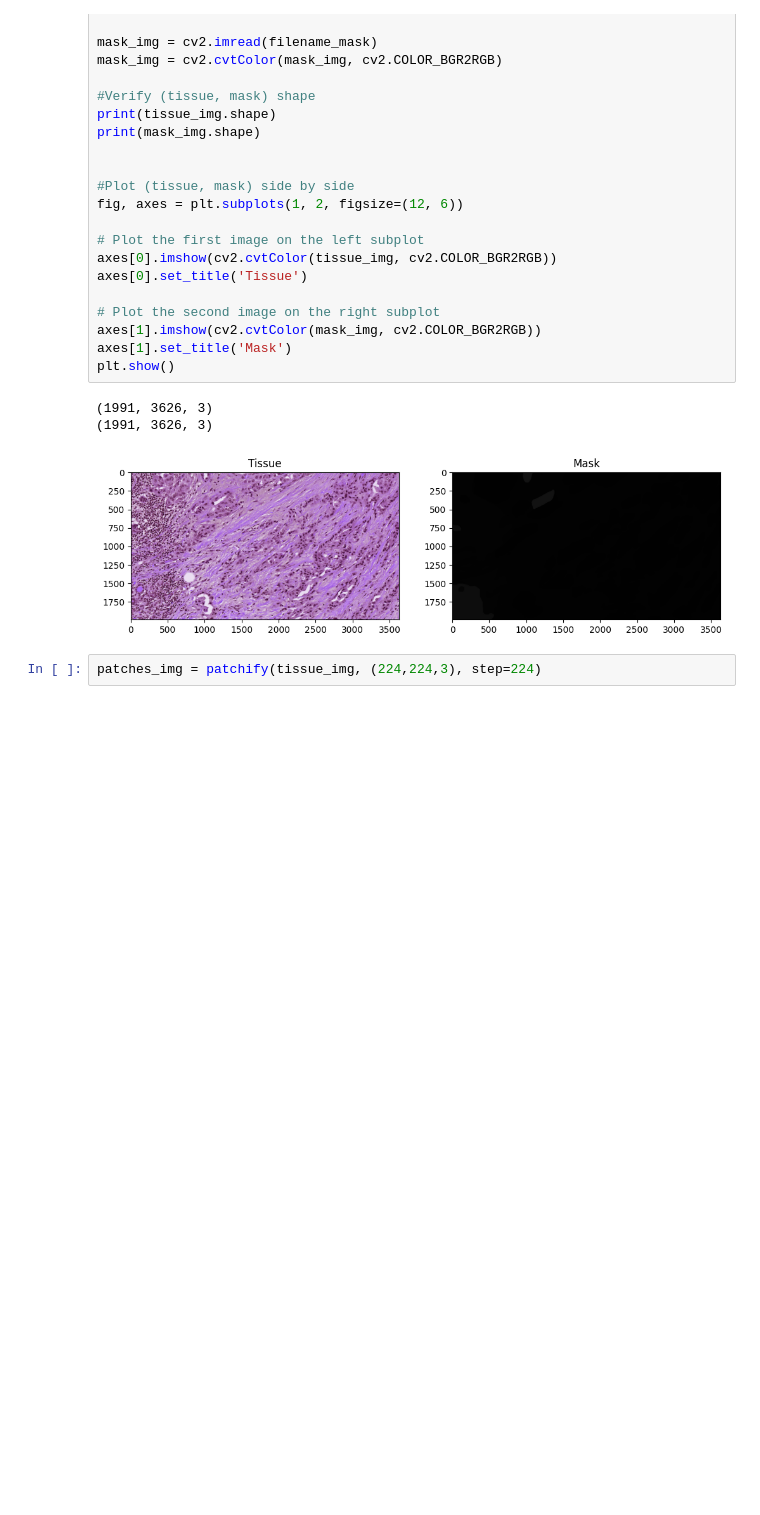
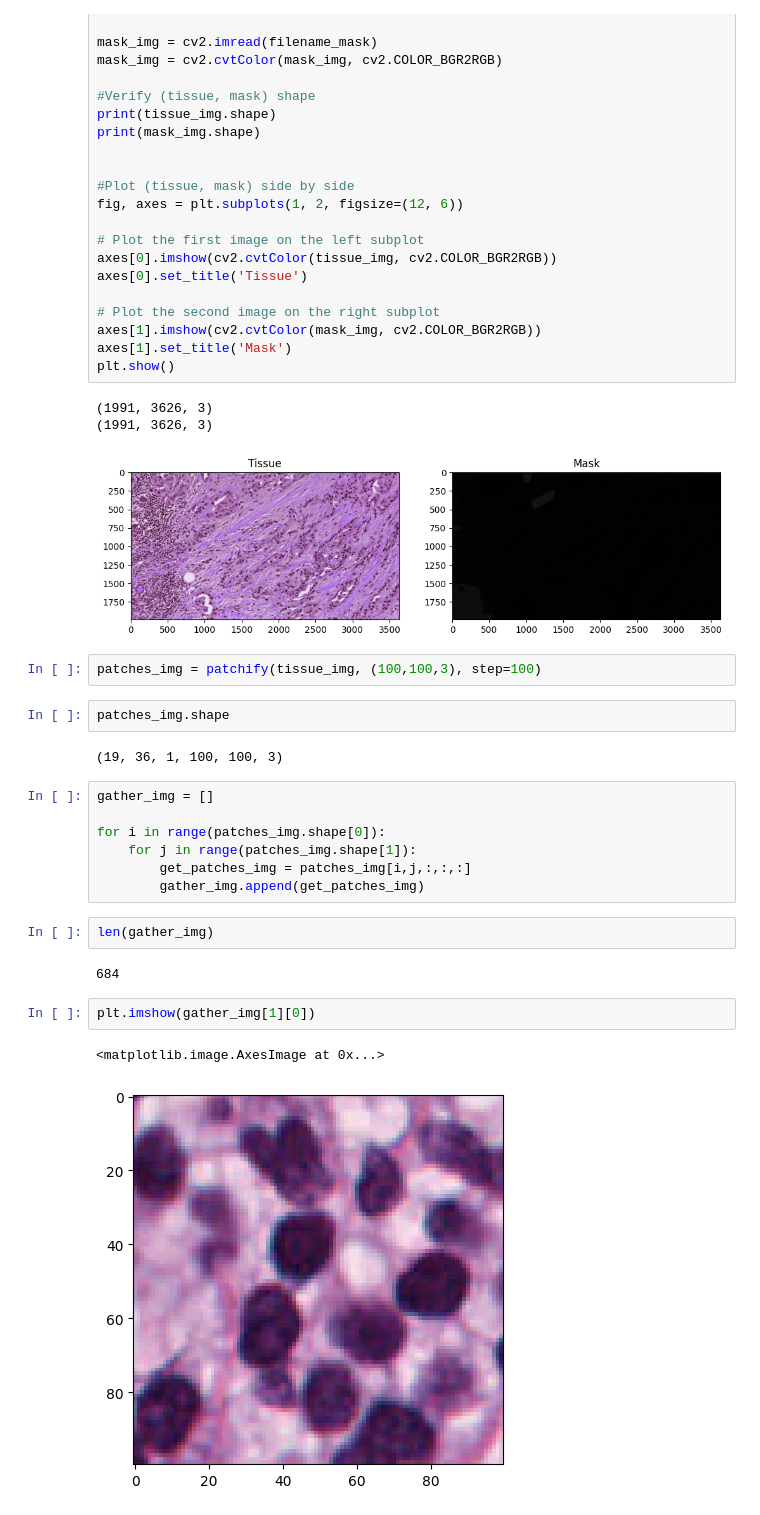
Before and after one commit to RafsanJany-44/Img_PreProcessing, a Jupyter notebook: Img_Slicing/patchify_01.ipynb, the cells around one changed output. Drawn from its saved outputs; the diff is of its cells as text; blank space fills up the shorter version.

```diff
--- a/Img_Slicing/patchify_01.ipynb
+++ b/Img_Slicing/patchify_01.ipynb
@@ -44,4 +44,24 @@ plt.show()
 (1991, 3626, 3)
 [figure]
 # %%
-patches_img = patchify(tissue_img, (224,224,3), step=224)
+patches_img = patchify(tissue_img, (100,100,3), step=100)
+# %%
+patches_img.shape
+# %% [output]
+(19, 36, 1, 100, 100, 3)
+# %%
+gather_img = []
+
+for i in range(patches_img.shape[0]):
+    for j in range(patches_img.shape[1]):
+        get_patches_img = patches_img[i,j,:,:,:]
+        gather_img.append(get_patches_img)
+# %%
+len(gather_img)
+# %% [output]
+684
+# %%
+plt.imshow(gather_img[1][0])
+# %% [output]
+<matplotlib.image.AxesImage at 0x...>
+[figure, added]
```
Also changed, not shown: parts of 1 cell of this notebook.
